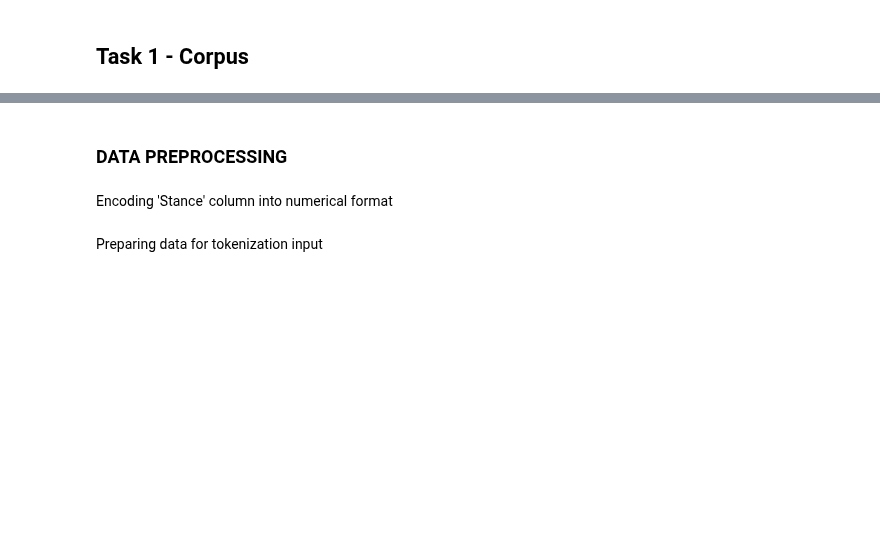
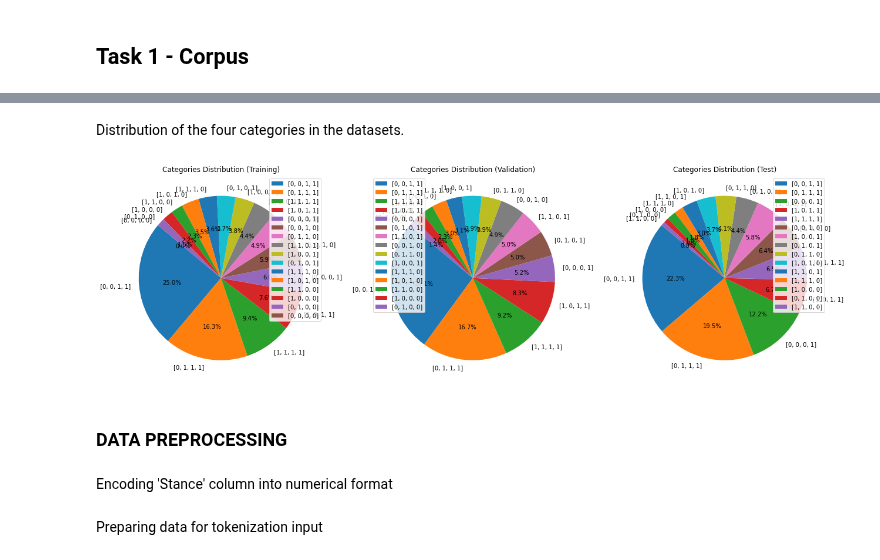
Before and after one commit to madalinaionela/NLP, a Jupyter notebook: ASSIGNMENTS/Assignment 2/A2_final.ipynb, the cells around one changed output, grey strips where cells are left out. Saved outputs shown, nothing was run; the diff lists cells and outputs as text; code cells hidden in the pictures; blank space fills up the shorter version.

```diff
--- a/ASSIGNMENTS/Assignment 2/A2_final.ipynb
+++ b/ASSIGNMENTS/Assignment 2/A2_final.ipynb
@@ -86,3 +187,40 @@ per il resto non saprei cosa altro mettere, se vuoi la presenza di in favor of e
+# %% [markdown]
+Distribution of the four categories in the datasets.
+# %%
+# Define a new column containing the vector of the four specified columns
+df_training['Values_Vector'] = df_training[['Openess to change', 'Self-enhancement', 'Conservation', 'Self-transcendence']].values.tolist()
+df_validation['Values_Vector'] = df_validation[['Openess to change', 'Self-enhancement', 'Conservation', 'Self-transcendence']].values.tolist()
+
+# Calculate the distribution of the 'Stance' column
+labels_distribution_training = df_training['Values_Vector'].value_counts()
+labels_distribution_validation = df_validation['Values_Vector'].value_counts()
+labels_distribution_test = df_test['Values_Vector'].value_counts()
+
+# Plot the pie charts
+plt.figure(figsize=(18, 6))
+
+# Pie chart for df_training
+plt.subplot(1, 3, 1)
+patches, texts, autotexts = plt.pie(labels_distribution_training, labels=labels_distribution_training.index, autopct='%1.1f%%', startangle=140)
+plt.title('Categories Distribution (Training)')
+plt.legend(patches, labels_distribution_training.index, loc="best")
+
+# Pie chart for df_validation
+plt.subplot(1, 3, 2)
+patches, texts, autotexts = plt.pie(labels_distribution_validation, labels=labels_distribution_validation.index, autopct='%1.1f%%', startangle=140)
+plt.title('Categories Distribution (Validation)')
+plt.legend(patches, labels_distribution_validation.index, loc="best")
+
+# Pie chart for df_test
+plt.subplot(1, 3, 3)
+patches, texts, autotexts = plt.pie(labels_distribution_test, labels=labels_distribution_test.index, autopct='%1.1f%%', startangle=140)
+plt.title('Categories Distribution (Test)')
+plt.legend(patches, labels_distribution_test.index, loc="best")
+
+plt.tight_layout()
+plt.show()
+# %% [output]
+[figure, added]
 # %% [markdown]
 ### DATA PREPROCESSING
 # %% [markdown]
```
Also changed, not shown: parts of 10 cells of this notebook.
